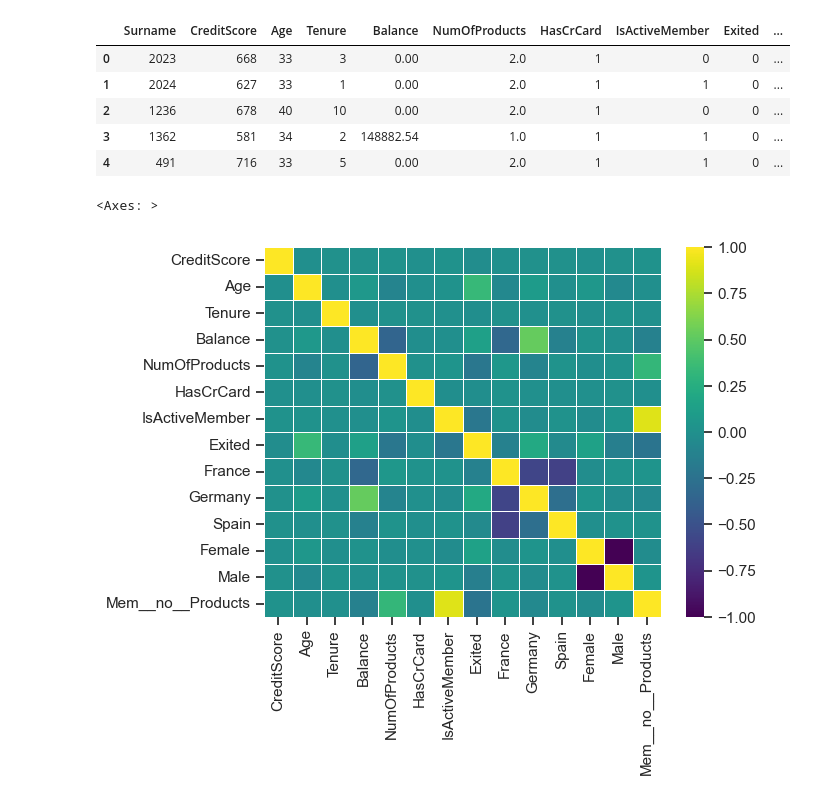
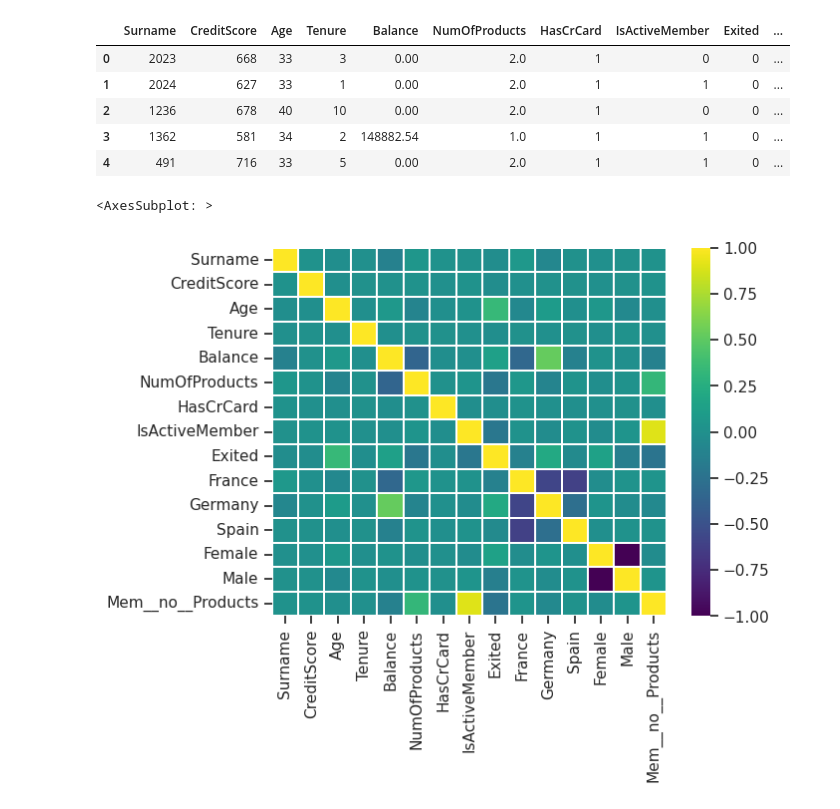
Before and after one commit to vanki2003/bank-churn, a Jupyter notebook: main.ipynb, the cells around one changed output. Cells and saved outputs as stored; diff of their text form; code cells hidden in the pictures.

```diff
--- a/main.ipynb
+++ b/main.ipynb
@@ -63,5 +77,8 @@ dtype: object
+# %%
+bank_new['EstimatedSalary'].replace('38.190.168', '381901.68', inplace=True)
+bank_new['EstimatedSalary'].replace('14.012.017', '14012.017', inplace=True)
 # %%
-bank_new = bank_new.astype({"CreditScore": 'int64', "Age": 'int64', "Tenure": 'int64'})
+bank_new = bank_new.astype({"CreditScore": 'int64', "Age": 'int64', "Tenure": 'int64', "EstimatedSalary": 'float64'})
 bank_new.dtypes
 # %% [output]
 Surname                int64
@@ -113,7 +128,9 @@ bank_numeric = bank_new.drop(columns='Surname')
+# %%
+bank_numeric = bank_new.select_dtypes(include=['int64', 'float64'])
 # %%
 bank_matrix = bank_numeric.corr()
 
-sns.heatmap(bank_matrix, cmap='viridis', linewidth=0.5)
+sns.heatmap(bank_matrix, cmap='viridis', linewidth=0.2)
 # %% [output]
-<Axes: >
+<AxesSubplot: >
-[figure, old version]
+[figure, new version]
```
Also changed, not shown: parts of 7 cells of this notebook.
